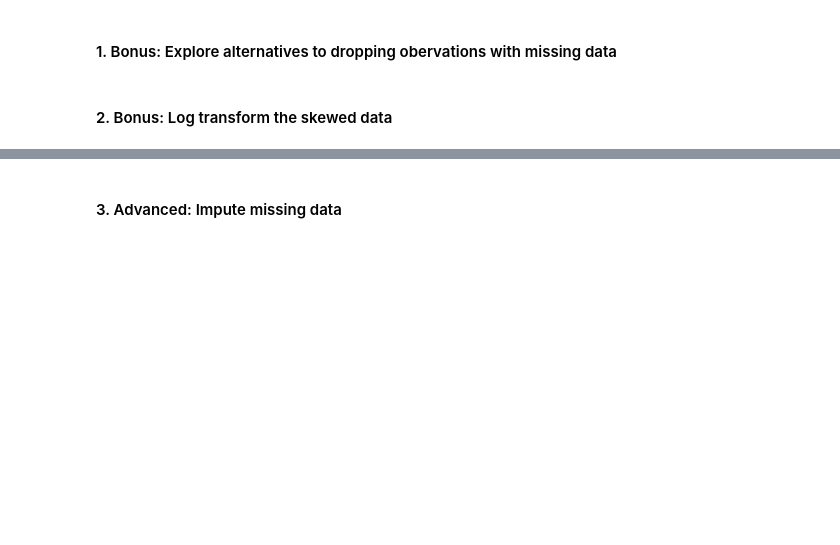
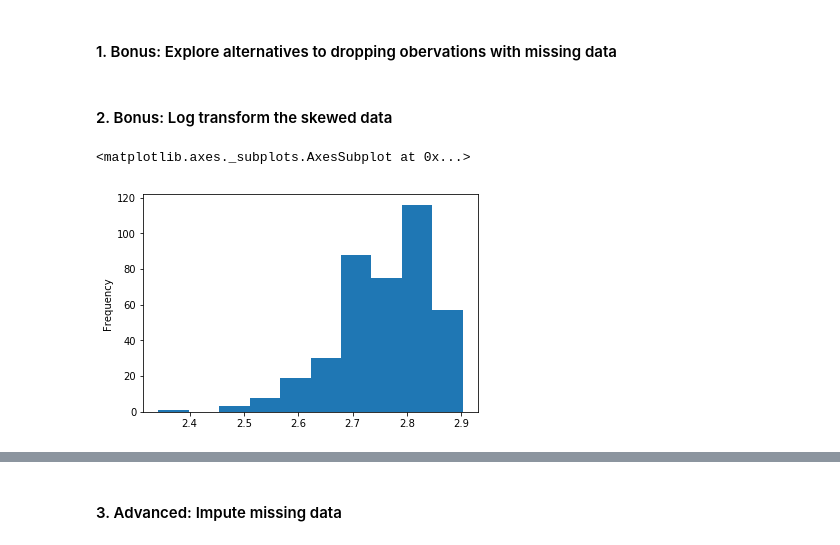
Before and after one commit to samers101/Samer-Shenouda, a Jupyter notebook: projects/project-2/starter-code/project2-starter.ipynb, the cells around one changed output, grey strips where cells are left out. Saved outputs shown, nothing was run; the diff lists cells and outputs as text; code cells hidden in the pictures; blank space fills up the shorter version.

```diff
--- a/projects/project-2/starter-code/project2-starter.ipynb
+++ b/projects/project-2/starter-code/project2-starter.ipynb
@@ -156,3 +156,11 @@ Answer:
 #### 1. Bonus: Explore alternatives to dropping obervations with missing data
 # %% [markdown]
 #### 2. Bonus: Log transform the skewed data
+# %%
+log_columns = ['gre', 'gpa']
+log_df_raw1 = df_raw1.copy()
+log_df_raw1 = log_df_raw1[log_columns].apply(np.log10)
+log_df_raw1.gre.plot(kind='hist')
+# %% [output]
+<matplotlib.axes._subplots.AxesSubplot at 0x...>
+[figure, added]
```
Also changed, not shown: parts of 5 cells of this notebook, 1 other file.
